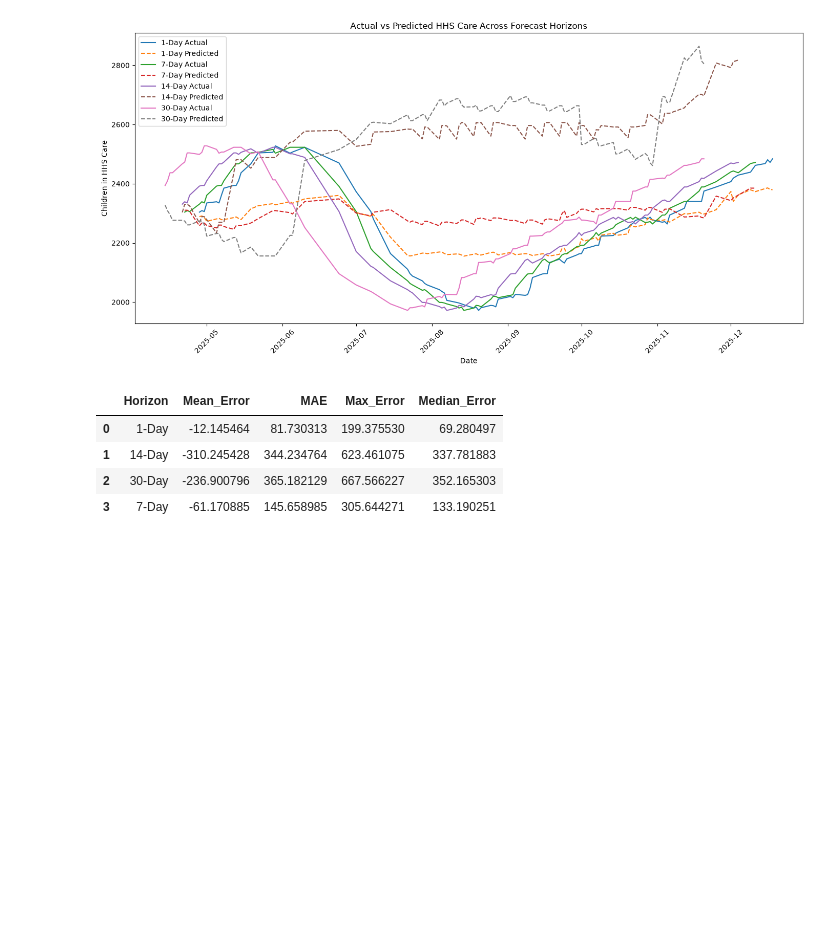
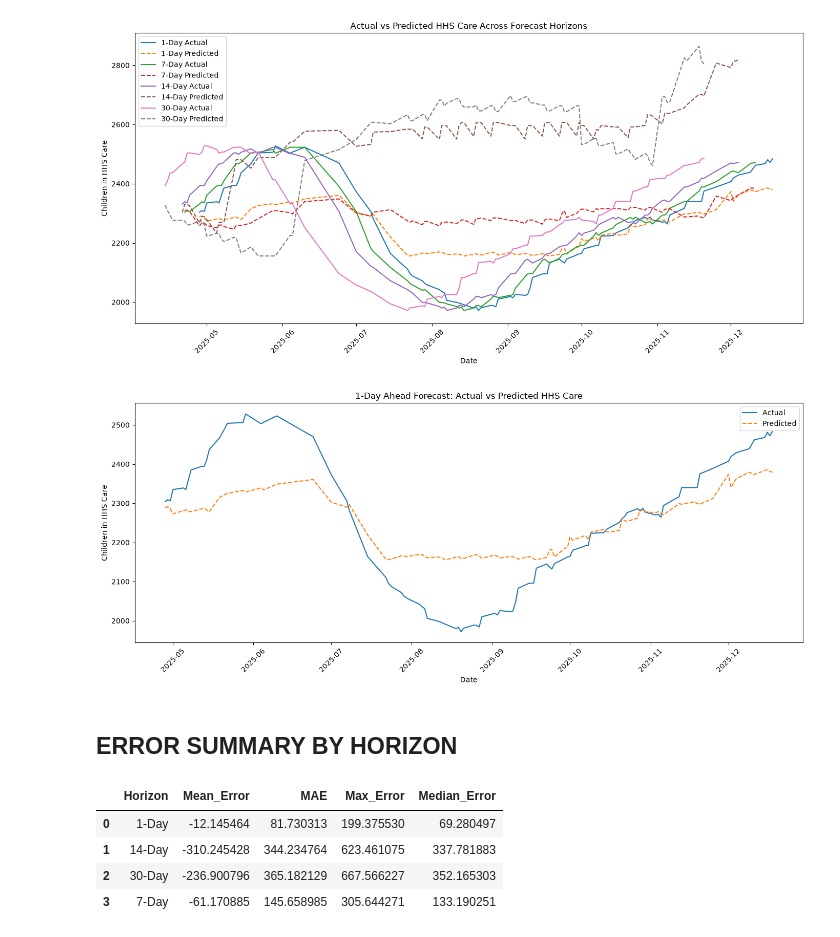
Before and after one commit to shivani1707s/Predictive-Forecasting-HHS, a Jupyter notebook: notebooks/Modeling.ipynb, the cells around one changed output. Saved outputs shown, nothing was run; the diff lists cells and outputs as text; code cells hidden in the pictures; blank space fills up the shorter version.

```diff
--- a/notebooks/Modeling.ipynb
+++ b/notebooks/Modeling.ipynb
@@ -1710,6 +1712,37 @@ plt.tight_layout()
 plt.show()
 # %% [output]
 [figure]
+# %%
+one_day_predictions = all_horizon_predictions_df[
+    all_horizon_predictions_df["Horizon"] == "1-Day"
+].copy()
+
+plt.figure(figsize=(14, 6))
+
+plt.plot(
+    one_day_predictions["Date"],
+    one_day_predictions["Actual"],
+    label="Actual"
+)
+
+plt.plot(
+    one_day_predictions["Date"],
+    one_day_predictions["Predicted"],
+    linestyle="--",
+    label="Predicted"
+)
+
+plt.xlabel("Date")
+plt.ylabel("Children in HHS Care")
+plt.title("1-Day Ahead Forecast: Actual vs Predicted HHS Care")
+plt.legend()
+plt.xticks(rotation=45)
+plt.tight_layout()
+plt.show()
+# %% [output]
+[figure, added]
+# %% [markdown]
+## ERROR SUMMARY BY HORIZON
 # %%
 error_summary= (
     all_horizon_predictions_df.groupby("Horizon").agg(
```
Also changed, not shown: parts of 11 cells of this notebook.
